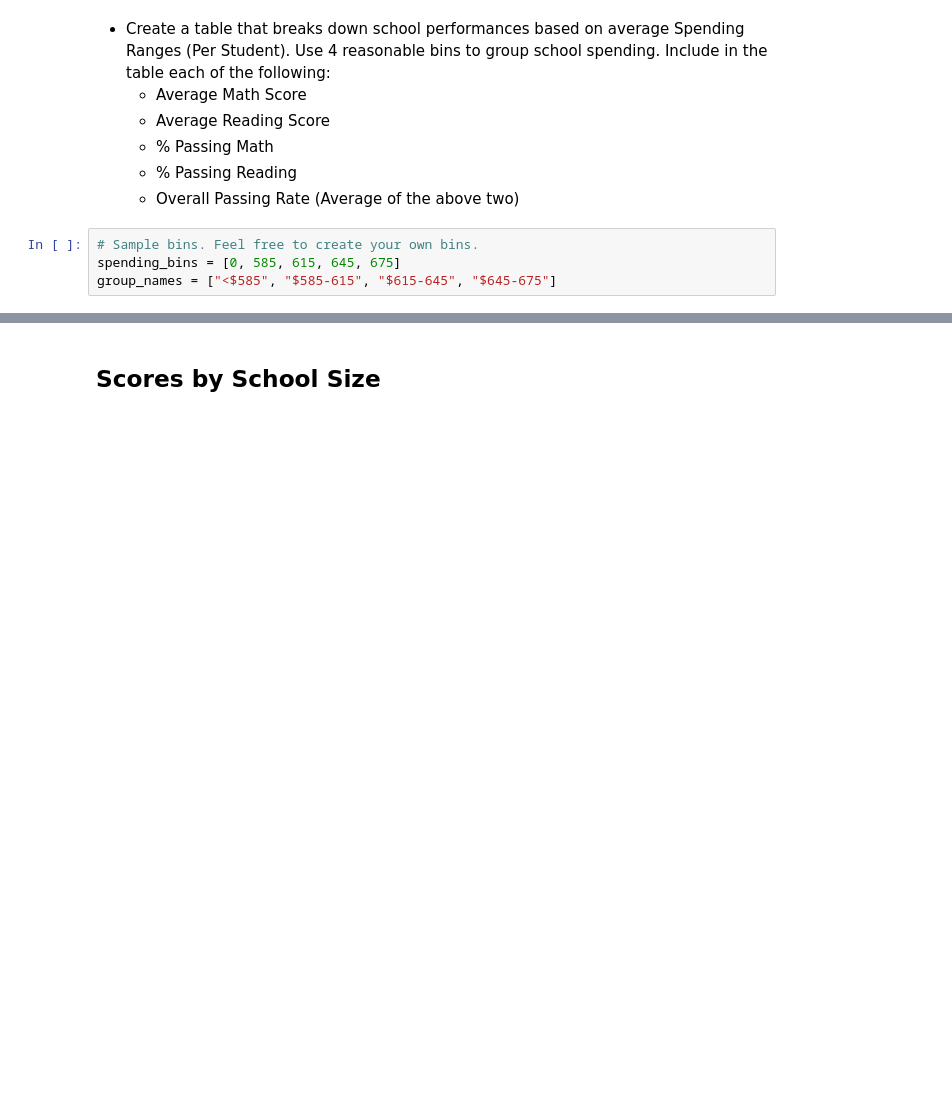
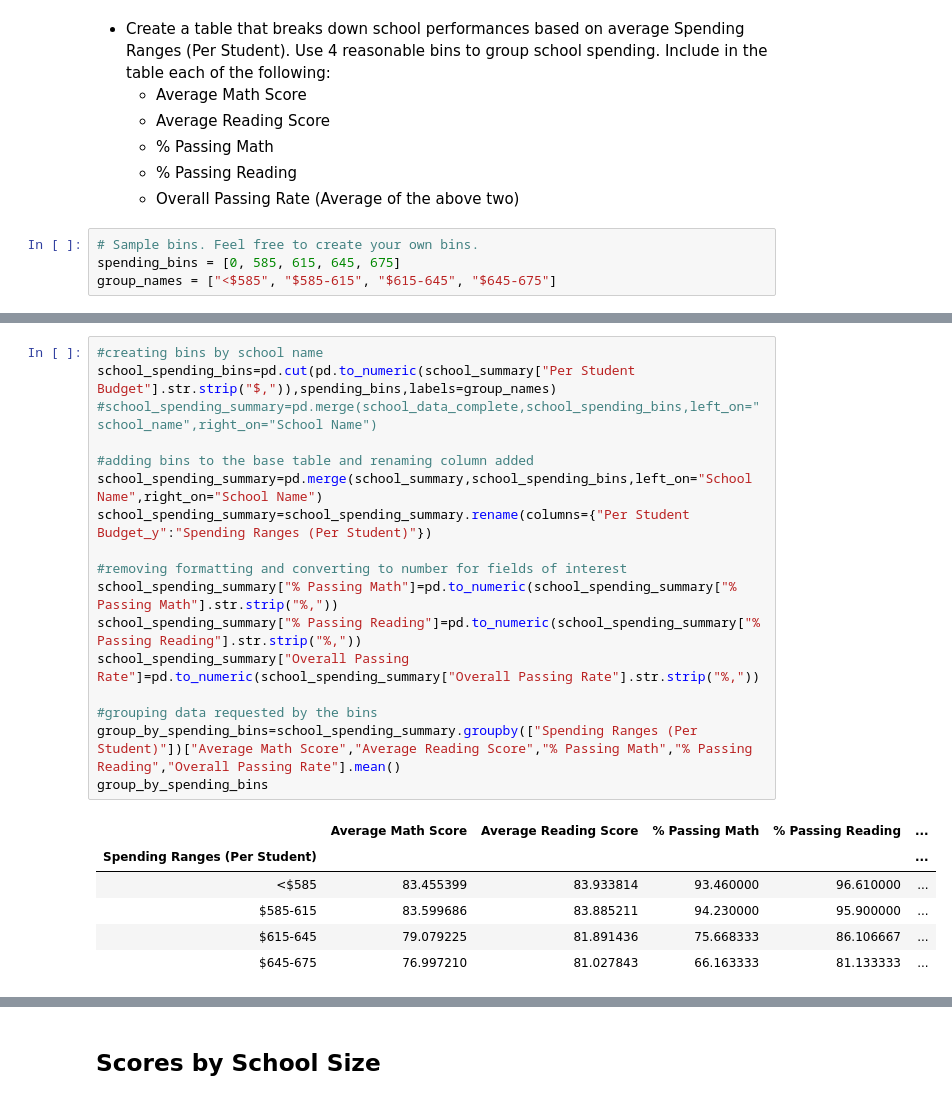
Before and after one commit to florin-vasiliu/pandas-challenge, a Jupyter notebook: PyCitySchools/PyCitySchools_final.ipynb, the cells around one changed output, grey strips where cells are left out. Cells and saved outputs as stored; diff of their text form; blank space fills up the shorter version.

```diff
--- a/PyCitySchools/PyCitySchools_final.ipynb
+++ b/PyCitySchools/PyCitySchools_final.ipynb
@@ -246,0 +279,24 @@ group_names = ["<$585", "$585-615", "$615-645", "$645-675"]
+# %%
+#creating bins by school name
+school_spending_bins=pd.cut(pd.to_numeric(school_summary["Per Student Budget"].str.strip("$,")),spending_bins,labels=group_names)
+#school_spending_summary=pd.merge(school_data_complete,school_spending_bins,left_on="school_name",right_on="School Name")
+
+#adding bins to the base table and renaming column added
+school_spending_summary=pd.merge(school_summary,school_spending_bins,left_on="School Name",right_on="School Name")
+school_spending_summary=school_spending_summary.rename(columns={"Per Student Budget_y":"Spending Ranges (Per Student)"})
+
+#removing formatting and converting to number for fields of interest
+school_spending_summary["% Passing Math"]=pd.to_numeric(school_spending_summary["% Passing Math"].str.strip("%,"))
+school_spending_summary["% Passing Reading"]=pd.to_numeric(school_spending_summary["% Passing Reading"].str.strip("%,"))
+school_spending_summary["Overall Passing Rate"]=pd.to_numeric(school_spending_summary["Overall Passing Rate"].str.strip("%,"))
+
+#grouping data requested by the bins
+group_by_spending_bins=school_spending_summary.groupby(["Spending Ranges (Per Student)"])["Average Math Score","Average Reading Score","% Passing Math","% Passing Reading","Overall Passing Rate"].mean()
+group_by_spending_bins
+# %% [output]
+|  | Average Math Score | Average Reading Score | % Passing Math | % Passing Reading | ... |
+| Spending Ranges (Per Student) |  |  |  |  | ... |
+| <$585 | 83.455399 | 83.933814 | 93.460000 | 96.610000 | ... |
+| $585-615 | 83.599686 | 83.885211 | 94.230000 | 95.900000 | ... |
+| $615-645 | 79.079225 | 81.891436 | 75.668333 | 86.106667 | ... |
+| $645-675 | 76.997210 | 81.027843 | 66.163333 | 81.133333 | ... |
```
Also changed, not shown: parts of 15 cells of this notebook.
